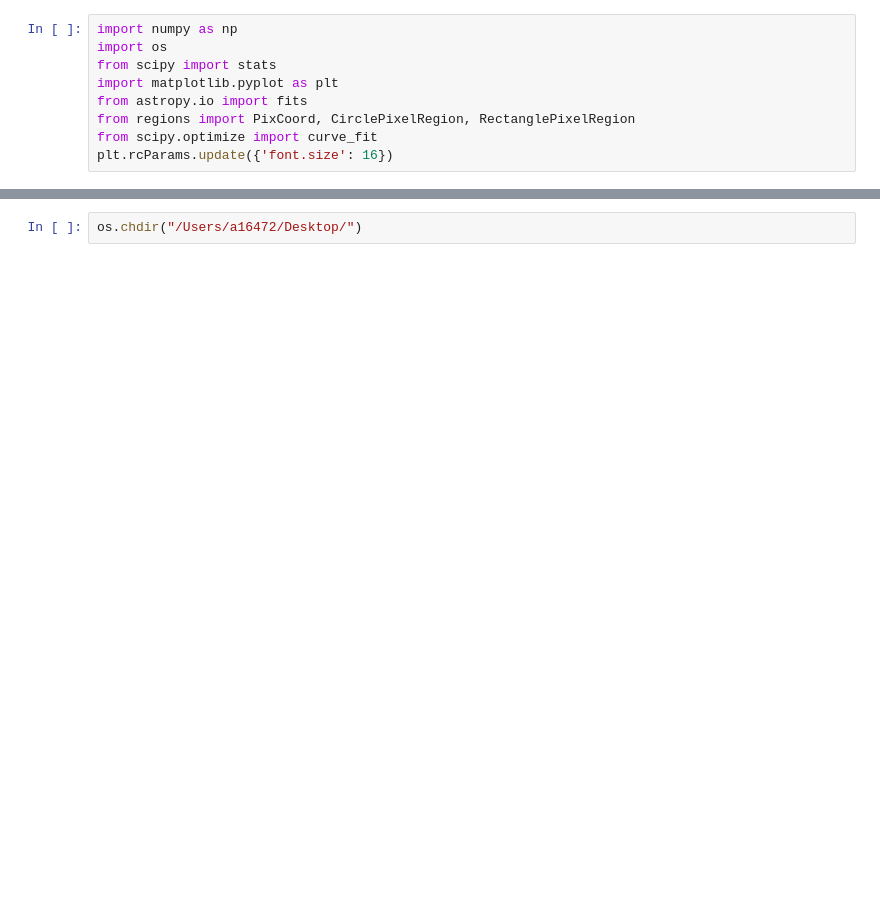
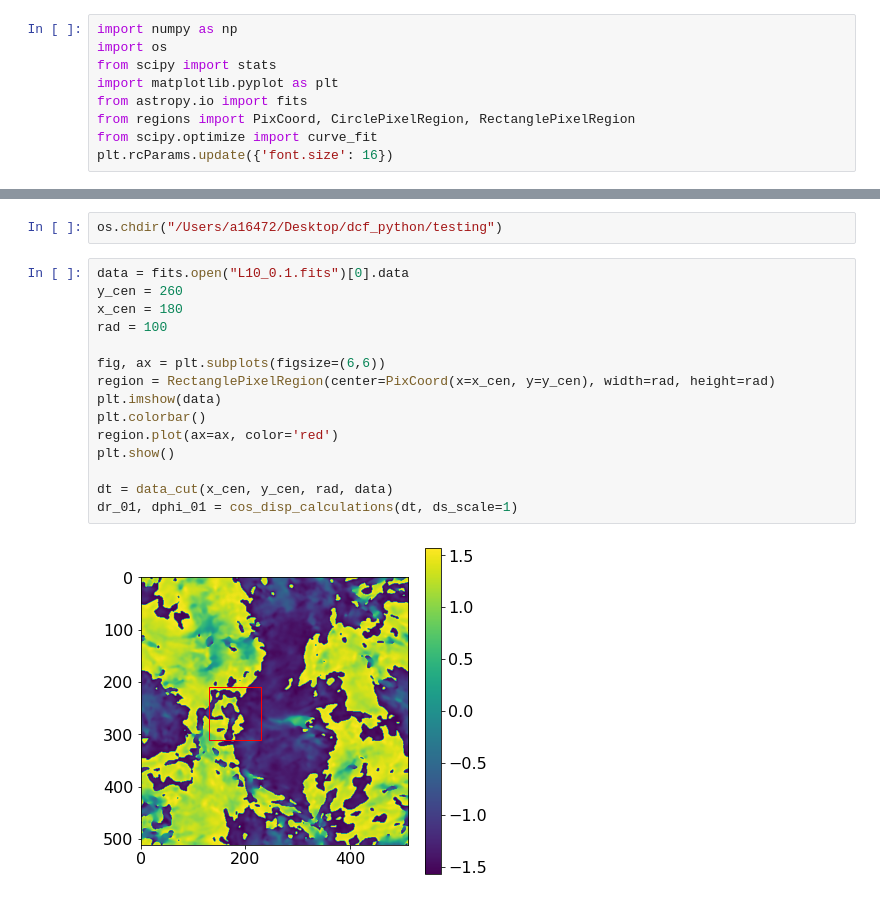
Before and after one commit to parkji30/PyDCF, a Jupyter notebook: testing/cos_disp_simulation_multifit.ipynb, the cells around one changed output, grey strips where cells are left out. Cells and saved outputs as stored; diff of their text form; blank space fills up the shorter version.

```diff
--- a/testing/cos_disp_simulation_multifit.ipynb
+++ b/testing/cos_disp_simulation_multifit.ipynb
@@ -210,4 +198,21 @@ def data_cut(x, y, rad, data, show=False):
     return dt
 # %%
-os.chdir("/Users/a16472/Desktop/")
+os.chdir("/Users/a16472/Desktop/dcf_python/testing")
+# %%
+data = fits.open("L10_0.1.fits")[0].data
+y_cen = 260
+x_cen = 180
+rad = 100
+
+fig, ax = plt.subplots(figsize=(6,6))
+region = RectanglePixelRegion(center=PixCoord(x=x_cen, y=y_cen), width=rad, height=rad)
+plt.imshow(data)
+plt.colorbar()
+region.plot(ax=ax, color='red')
+plt.show()
+
+dt = data_cut(x_cen, y_cen, rad, data)
+dr_01, dphi_01 = cos_disp_calculations(dt, ds_scale=1)
+# %% [output]
+[figure, added]
 # %%
```
Also changed, not shown: parts of 7 cells of this notebook, 26 other files.
